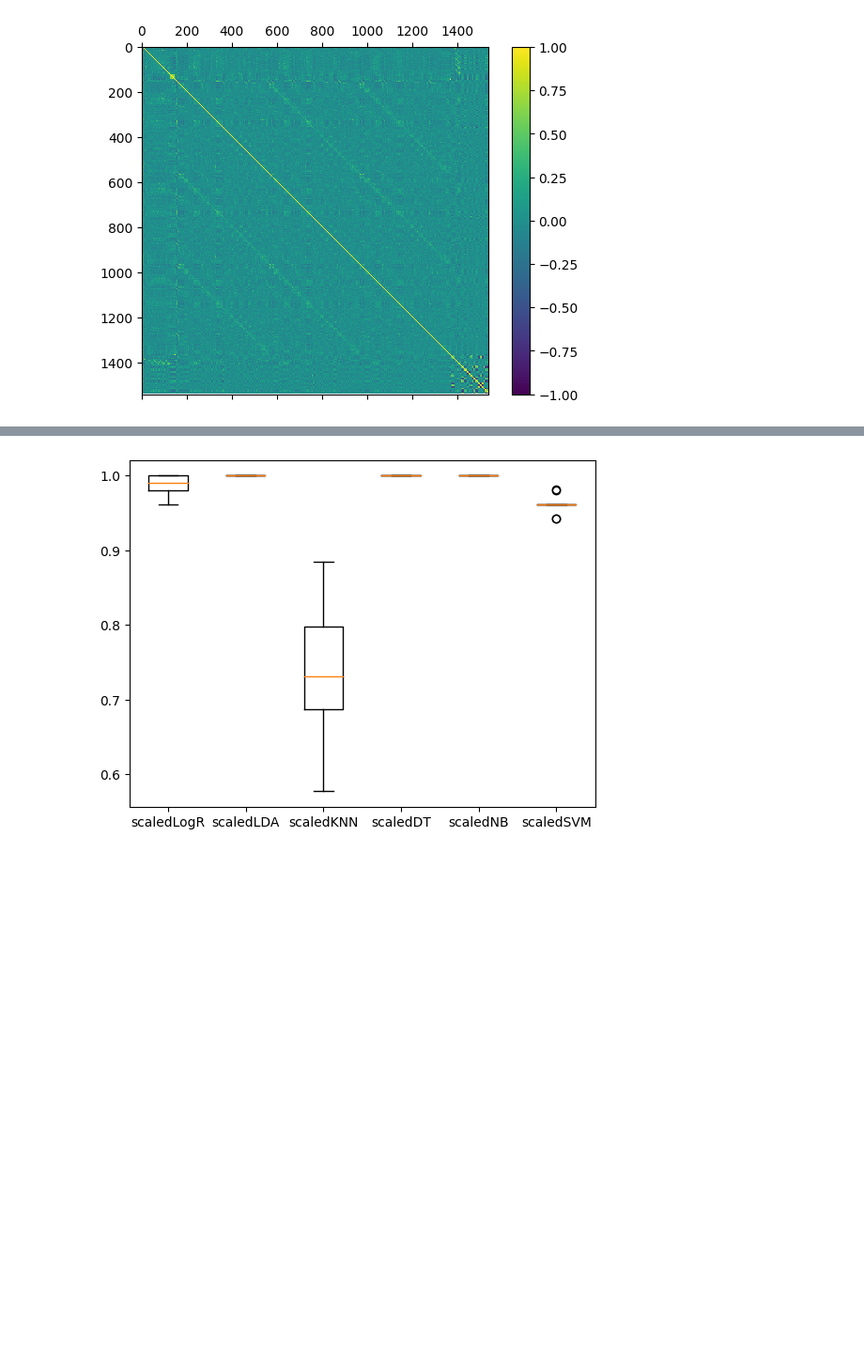
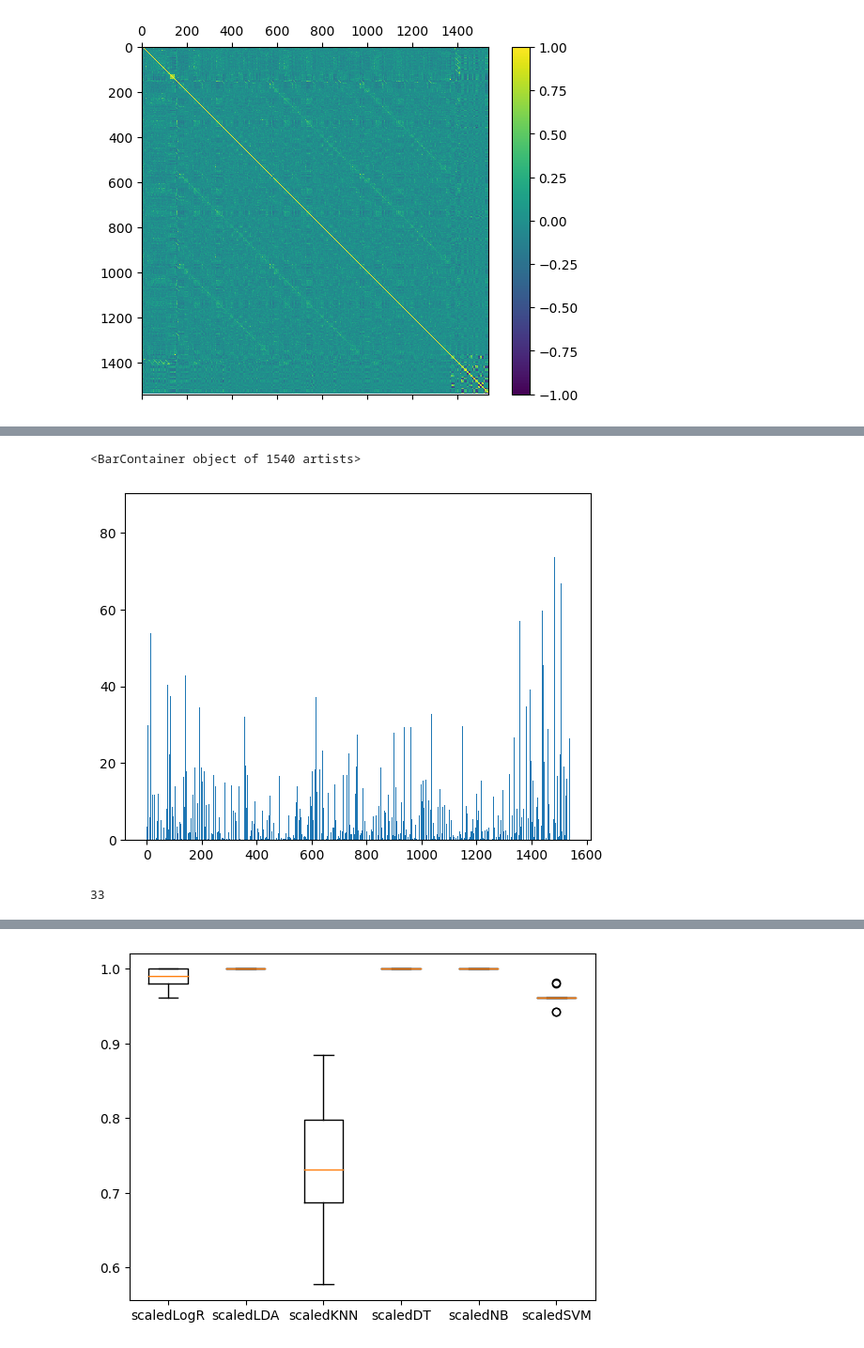
Before and after one commit to yasir-binfo/Maize_HSPs_Prediction, a Jupyter notebook: 0_hsp_model.ipynb, the cells around one changed output, grey strips where cells are left out. Shown at 94% size. Drawn from its saved outputs; the diff is of its cells as text; code cells hidden in the pictures; blank space fills up the shorter version.

```diff
--- a/0_hsp_model.ipynb
+++ b/0_hsp_model.ipynb
@@ -56,3 +56,17 @@ plt.show()
 # %%
 Xtrain, Xtest, ytrain, ytest = ms.train_test_split(X, y, test_size=0.25,
                                                random_state=0)
+# %%
+#feature selection by anova f test
+
+fs = SelectKBest(score_func=f_classif, k='all')
+
+#learn the relationship from training data
+fs.fit(Xtrain, ytrain)
+
+Xtrain_fs = fs.transform(Xtrain)
+
+Xtest_fs = fs.transform(Xtest)
+# %%
+for i in range(len(fs.scores_)):
+    print('Features %d: %f ' % (i, fs.scores_[i]))
@@ -58,0 +91,10 @@ Xtrain, Xtest, ytrain, ytest = ms.train_test_split(X, y, test_size=0.25,
+# %%
+plt.bar([i for i in range(len(fs.scores_))], fs.scores_)
+# %% [output]
+<BarContainer object of 1540 artists>
+[figure, added]
+# %%
+#find the number of features which are significant
+len([fs.scores_[x] for x in range(len(fs.scores_)) if fs.scores_[x] > 50])
+# %% [output]
+33
```
Also changed, not shown: parts of 15 cells of this notebook.
